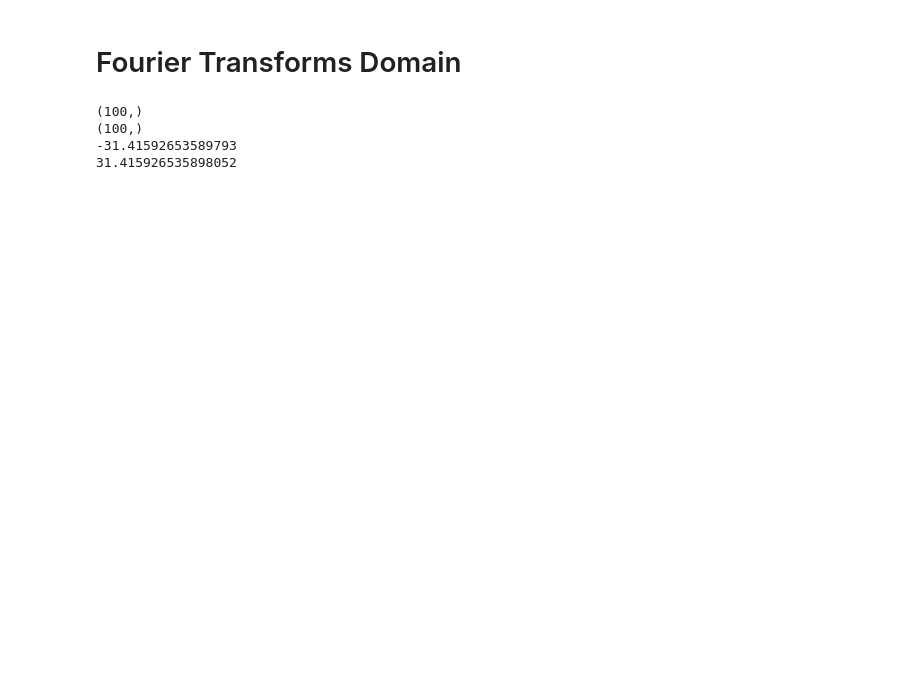
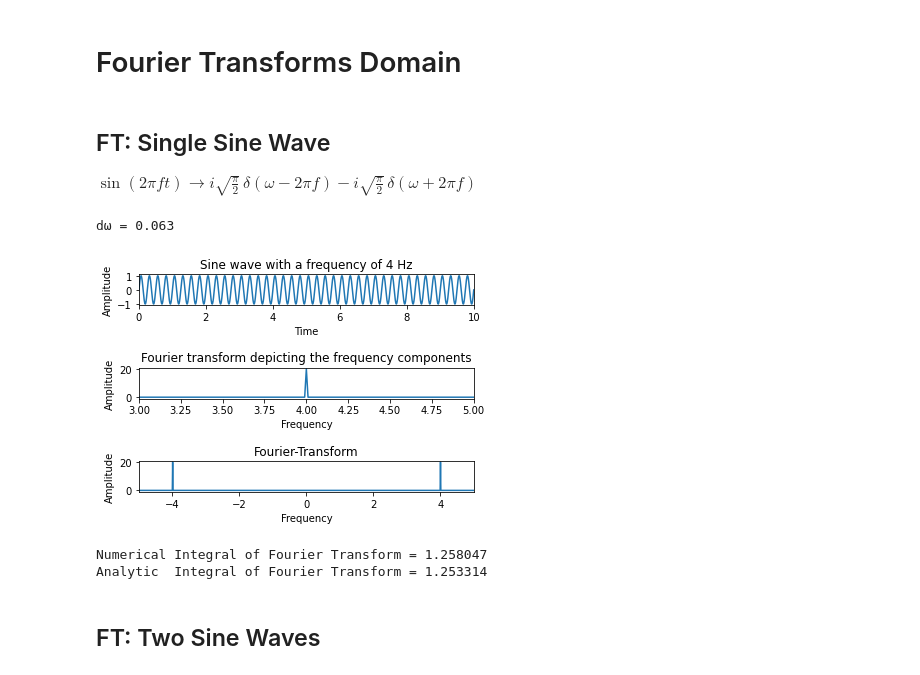
Before and after one commit to jcandane/Lightfield, a Jupyter notebook: EMfield.ipynb, the cells around one changed output. Drawn from its saved outputs; the diff is of its cells as text; code cells hidden in the pictures; blank space fills up the shorter version.

```diff
--- a/EMfield.ipynb
+++ b/EMfield.ipynb
@@ -240,23 +143,61 @@ array([[ 0.   +0.j    , -0.   -0.j    ,  0.006-0.008j , -0.   +0.j    ],
 # %% [markdown]
 # Fourier Transforms Domain
-# %%
-π = np.pi
-
-dt = 0.1
-T  = 10
-dω = 2*π / (T-dt)
-Ω  = π / dt
-
-time = np.arange(0., T, dt)
-freq = np.arange(-Ω, Ω + dω, dω)
-
-print(time.shape)
-print(freq.shape)
-print( freq[0] )
-print( freq[-1] )
-# %% [output]
-(100,)
-(100,)
--31.41592653589793
-31.415926535898052
+# %% [markdown]
+## FT: Single Sine Wave
+
+$\sin{\left( 2\pi f t \right)} \rightarrow i\sqrt{\frac{\pi}{2}} \,\delta(\omega - 2\pi f) - i\sqrt{\frac{\pi}{2}} \,\delta(\omega + 2\pi f) $
+# %%
+Ω  = 30000   ## Sampling Frequency
+T  = 100   ## End time period of the signals
+dt = π / Ω ## At what intervals time points
+dω = 2*π / (T-dt)
+
+# Time & Frequency points
+t  = np.arange(0., T, dt)
+ω  = np.arange(0., Ω, dω) ## only get positive frequencies, only works with arrays of odd length!!!
+ωω = np.arange(-Ω, Ω + dω, dω)
+
+# Create a sine wave
+f = 4 # Frequency of the signal 1
+X = np.sin(2*π*f*t)
+
+# Create subplot
+figure, axis = plt.subplots(3, 1)
+plt.subplots_adjust(hspace=2)
+# Time domain representation for sine wave 1
+axis[0].set_title("Sine wave with a frequency of 4 Hz")
+axis[0].plot(t, X)
+axis[0].set_xlabel("Time")
+axis[0].set_ylabel("Amplitude")
+axis[0].set_xlim([0, 10])
+
+# Frequency domain representation
+print("dω = %4.3f" % dω)
+fourierTransform = np.sqrt(2*π)/(len(X) * dω) * np.fft.fft(X) ## Normalize amplitude
+fourierTransform = fourierTransform[range(int(len(X)/2))]     ## get +frequency
+
+# +Frequency domain representation
+axis[1].set_title("Fourier transform depicting the frequency components")
+axis[1].plot(ω/(2*π), abs(fourierTransform))  ## angular frequencies ω/(2*π) ### for reg freq -> /(2*π)
+axis[1].set_xlabel("Frequency")
+axis[1].set_ylabel("Amplitude")
+axis[1].set_xlim([3, 5])
+
+# Frequency domain representation
+axis[2].set_title("Fourier-Transform")
+axis[2].plot(ωω/(2*π), np.sqrt(2*π)/(len(X) * dω) * abs( np.fft.fftshift( np.fft.fft(X) )) )  ## angular frequencies ω/(2*π) ### for reg freq -> /(2*π)
+axis[2].set_xlabel("Frequency")
+axis[2].set_ylabel("Amplitude")
+axis[2].set_xlim([-5, 5])
+plt.show()
+
+print( "Numerical Integral of Fourier Transform = %4.6f " % ( np.sum( abs(fourierTransform)*dω ) ) )
+print( "Analytic  Integral of Fourier Transform = %4.6f " % (np.sqrt(π/2)) )
+# %% [output]
+dω = 0.063
+[figure, added]
+Numerical Integral of Fourier Transform = 1.258047
+Analytic  Integral of Fourier Transform = 1.253314
+# %% [markdown]
+## FT: Two Sine Waves
 # %%
```
Also changed, not shown: parts of 24 cells of this notebook.
